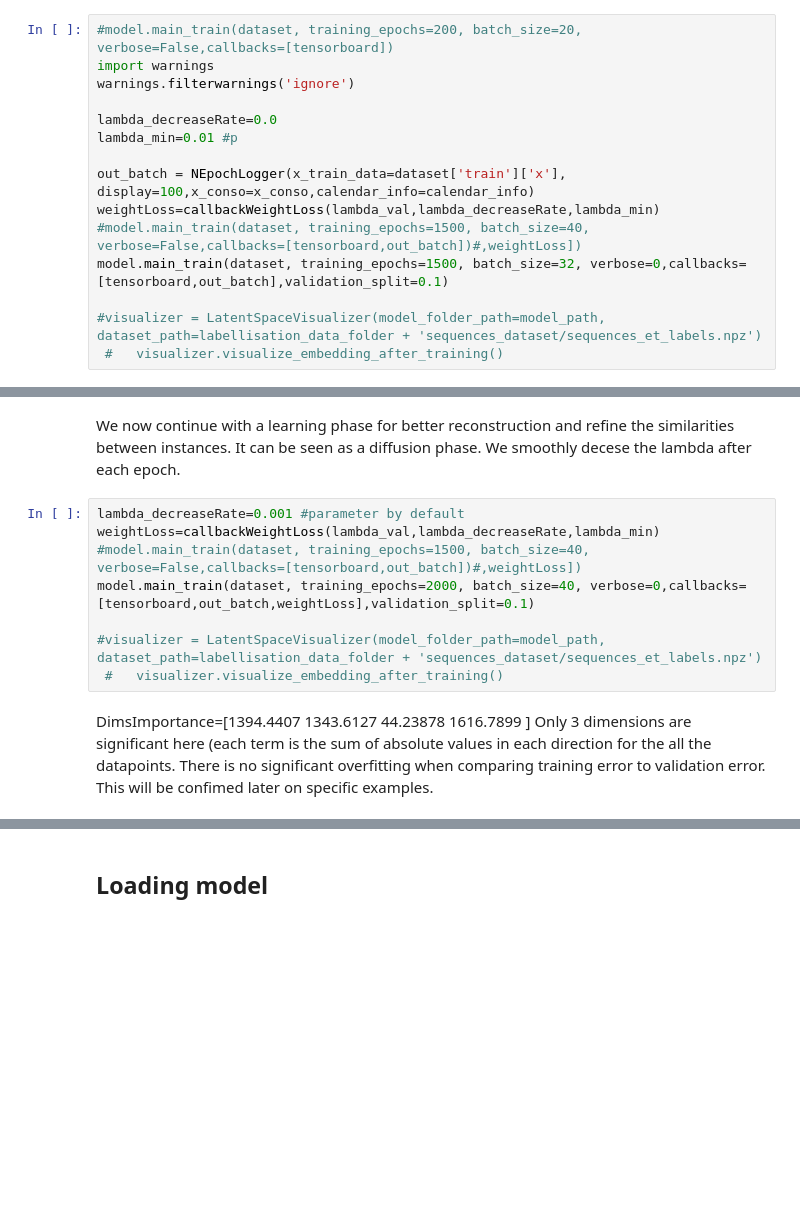
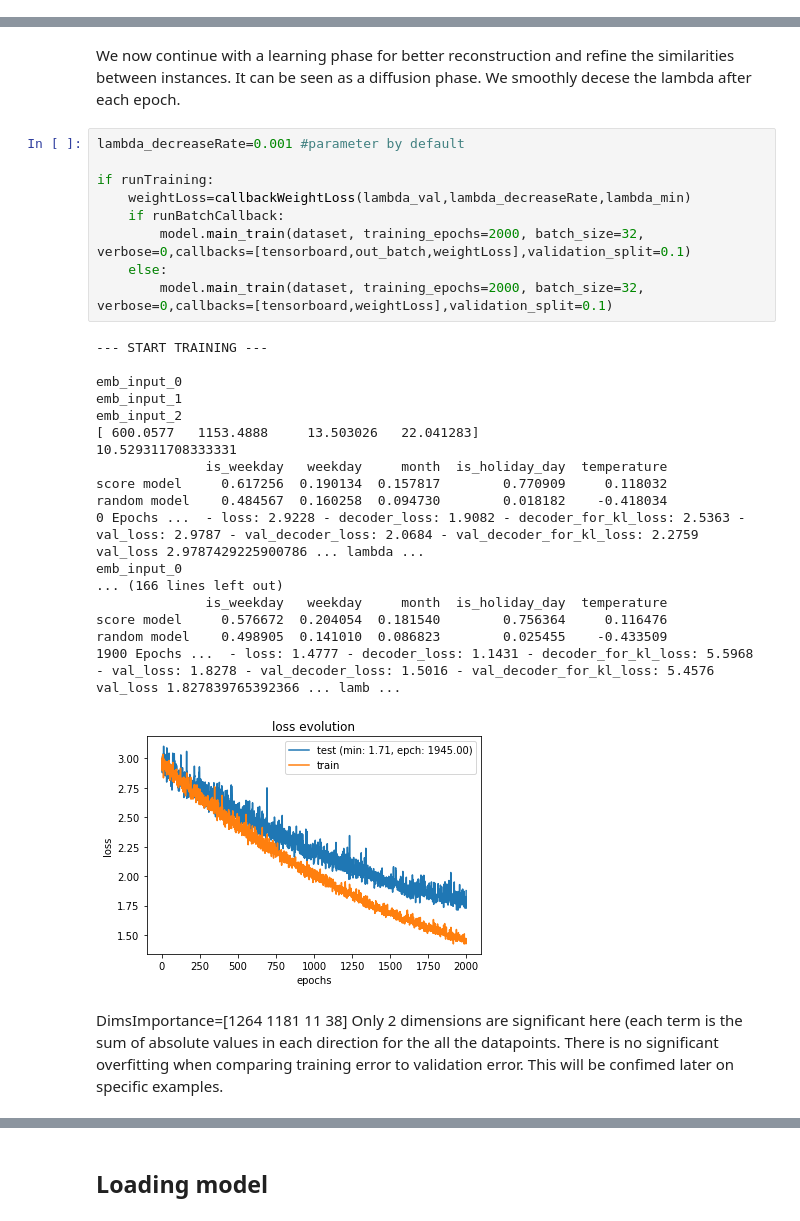
Before and after one commit to marota/Autoencoder_Embedding_Expert_Caracteristion_, a Jupyter notebook: notebooks/Experiment_2and3_CVAE-Days-Month-Temperature.ipynb, the cells around one changed output, grey strips where cells are left out. Saved outputs shown, nothing was run; the diff lists cells and outputs as text; blank space fills up the shorter version.

```diff
--- a/notebooks/Experiment_2and3_CVAE-Days-Month-Temperature.ipynb
+++ b/notebooks/Experiment_2and3_CVAE-Days-Month-Temperature.ipynb
@@ -163,18 +203,3 @@ from time import time
 tensorboard = TensorBoard(log_dir="logs/{}".format(name_model +str(time())),write_graph=True)#,write_images=True,embeddings_freq=10, embeddings_layer_names=['dec_dense_0'],embeddings_metadata= embeddingsMetadata)
 # %% [markdown]
 We start a pre-training phase with a constant and high lambda to properly learn the conditional embedding
-# %%
-#model.main_train(dataset, training_epochs=200, batch_size=20, verbose=False,callbacks=[tensorboard])
-import warnings
-warnings.filterwarnings('ignore')
-
-lambda_decreaseRate=0.0
-lambda_min=0.01 #p
-
-out_batch = NEpochLogger(x_train_data=dataset['train']['x'], display=100,x_conso=x_conso,calendar_info=calendar_info)
-weightLoss=callbackWeightLoss(lambda_val,lambda_decreaseRate,lambda_min)
-#model.main_train(dataset, training_epochs=1500, batch_size=40, verbose=False,callbacks=[tensorboard,out_batch])#,weightLoss])
-model.main_train(dataset, training_epochs=1500, batch_size=32, verbose=0,callbacks=[tensorboard,out_batch],validation_split=0.1)
-
-#visualizer = LatentSpaceVisualizer(model_folder_path=model_path, dataset_path=labellisation_data_folder + 'sequences_dataset/sequences_et_labels.npz')
- #   visualizer.visualize_embedding_after_training()
@@ -182,13 +245,33 @@ model.main_train(dataset, training_epochs=1500, batch_size=32, verbose=0,callbac
 We now continue with a learning phase for better reconstruction and refine the similarities between instances. It can be seen as a diffusion phase. We smoothly decese the lambda after each epoch.
 # %%
 lambda_decreaseRate=0.001 #parameter by default
-weightLoss=callbackWeightLoss(lambda_val,lambda_decreaseRate,lambda_min)
-#model.main_train(dataset, training_epochs=1500, batch_size=40, verbose=False,callbacks=[tensorboard,out_batch])#,weightLoss])
-model.main_train(dataset, training_epochs=2000, batch_size=40, verbose=0,callbacks=[tensorboard,out_batch,weightLoss],validation_split=0.1)
 
-#visualizer = LatentSpaceVisualizer(model_folder_path=model_path, dataset_path=labellisation_data_folder + 'sequences_dataset/sequences_et_labels.npz')
- #   visualizer.visualize_embedding_after_training()
+if runTraining:
+    weightLoss=callbackWeightLoss(lambda_val,lambda_decreaseRate,lambda_min)
+    if runBatchCallback:
+        model.main_train(dataset, training_epochs=2000, batch_size=32, verbose=0,callbacks=[tensorboard,out_batch,weightLoss],validation_split=0.1)
+    else:
+        model.main_train(dataset, training_epochs=2000, batch_size=32, verbose=0,callbacks=[tensorboard,weightLoss],validation_split=0.1)
+# %% [output]
+--- START TRAINING ---
+
+emb_input_0
+emb_input_1
+emb_input_2
+[ 600.0577   1153.4888     13.503026   22.041283]
+10.529311708333331
+              is_weekday   weekday     month  is_holiday_day  temperature
+score model     0.617256  0.190134  0.157817        0.770909     0.118032
+random model    0.484567  0.160258  0.094730        0.018182    -0.418034
+0 Epochs ...  - loss: 2.9228 - decoder_loss: 1.9082 - decoder_for_kl_loss: 2.5363 - val_loss: 2.9787 - val_decoder_loss: 2.0684 - val_decoder_for_kl_loss: 2.2759 val_loss 2.9787429225900786 ... lambda ...
+emb_input_0
+... (166 lines left out)
+              is_weekday   weekday     month  is_holiday_day  temperature
+score model     0.576672  0.204054  0.181540        0.756364     0.116476
+random model    0.498905  0.141010  0.086823        0.025455    -0.433509
+1900 Epochs ...  - loss: 1.4777 - decoder_loss: 1.1431 - decoder_for_kl_loss: 5.5968 - val_loss: 1.8278 - val_decoder_loss: 1.5016 - val_decoder_for_kl_loss: 5.4576 val_loss 1.827839765392366 ... lamb ...
+[figure, added]
 # %% [markdown]
-DimsImportance=[1394.4407  1343.6127    44.23878 1616.7899 ] Only 3 dimensions are significant here (each term is the sum of absolute values in each direction for the all the datapoints.
+DimsImportance=[1264   1181     11   38] Only 2 dimensions are significant here (each term is the sum of absolute values in each direction for the all the datapoints.
 There is no significant overfitting when comparing training error to validation error. This will be confimed later on specific examples.
 # %%
```
Also changed, not shown: parts of 34 cells of this notebook, 5 other files.
